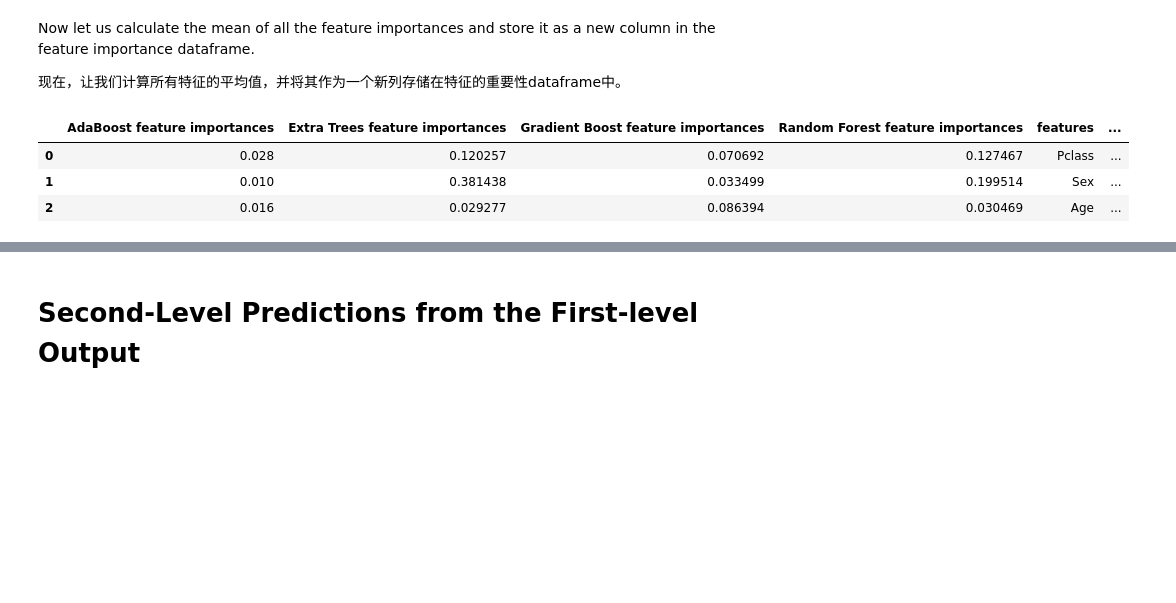
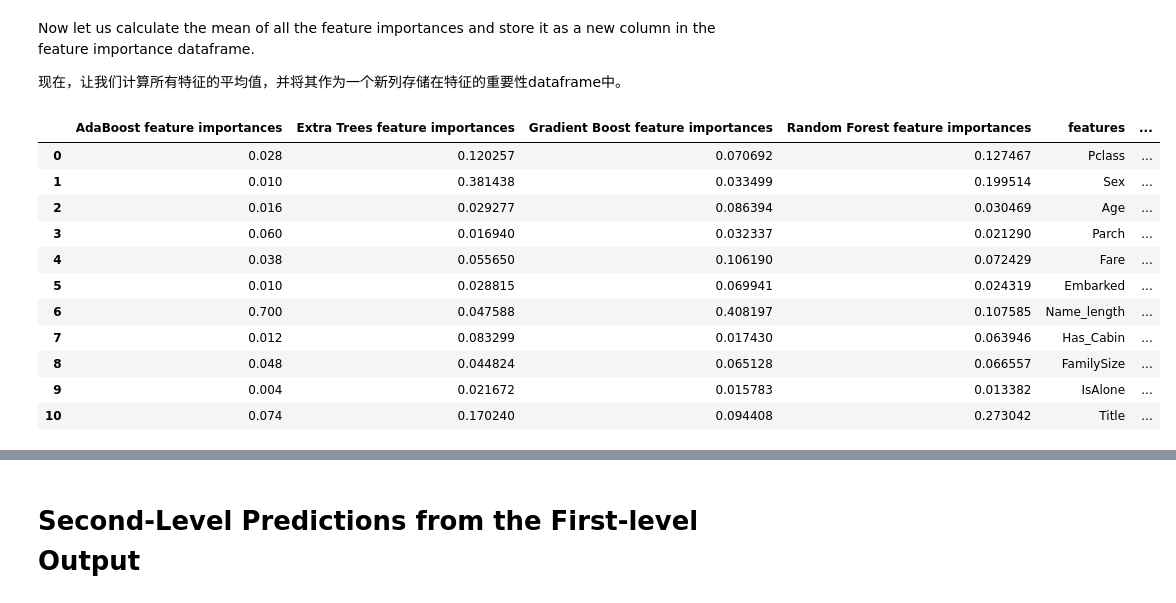
Before and after one commit to TomchenEDG/Kaggle-Titanic_Survival_Exploration, a Jupyter notebook: Titanic_Survival_Exploration.ipynb, the cells around one changed output, grey strips where cells are left out. Cells and saved outputs as stored; diff of their text form; code cells hidden in the pictures; blank space fills up the shorter version.

```diff
--- a/Titanic_Survival_Exploration.ipynb
+++ b/Titanic_Survival_Exploration.ipynb
@@ -685,13 +698,21 @@ Now let us calculate the mean of all the feature importances and store it as a n
 # %%
 # Create the new column containing the average of values
 # 创建包含平均值的新列。
 
 feature_dataframe['mean'] = feature_dataframe.mean(axis= 1) # axis = 1 computes the mean row-wise
-feature_dataframe.head(3)
+feature_dataframe
 # %% [output]
 |  | AdaBoost feature importances | Extra Trees feature importances | Gradient Boost feature importances | Random Forest feature importances | features | ... |
 | 0 | 0.028 | 0.120257 | 0.070692 | 0.127467 | Pclass | ... |
 | 1 | 0.010 | 0.381438 | 0.033499 | 0.199514 | Sex | ... |
 | 2 | 0.016 | 0.029277 | 0.086394 | 0.030469 | Age | ... |
+| 3 | 0.060 | 0.016940 | 0.032337 | 0.021290 | Parch | ... |
+| 4 | 0.038 | 0.055650 | 0.106190 | 0.072429 | Fare | ... |
+| 5 | 0.010 | 0.028815 | 0.069941 | 0.024319 | Embarked | ... |
+| 6 | 0.700 | 0.047588 | 0.408197 | 0.107585 | Name_length | ... |
+| 7 | 0.012 | 0.083299 | 0.017430 | 0.063946 | Has_Cabin | ... |
+| 8 | 0.048 | 0.044824 | 0.065128 | 0.066557 | FamilySize | ... |
+| 9 | 0.004 | 0.021672 | 0.015783 | 0.013382 | IsAlone | ... |
+| 10 | 0.074 | 0.170240 | 0.094408 | 0.273042 | Title | ... |
 # %% [markdown]
 **Plotly Barplot of Average Feature Importances**
```
Also changed, not shown: parts of 85 cells of this notebook.
